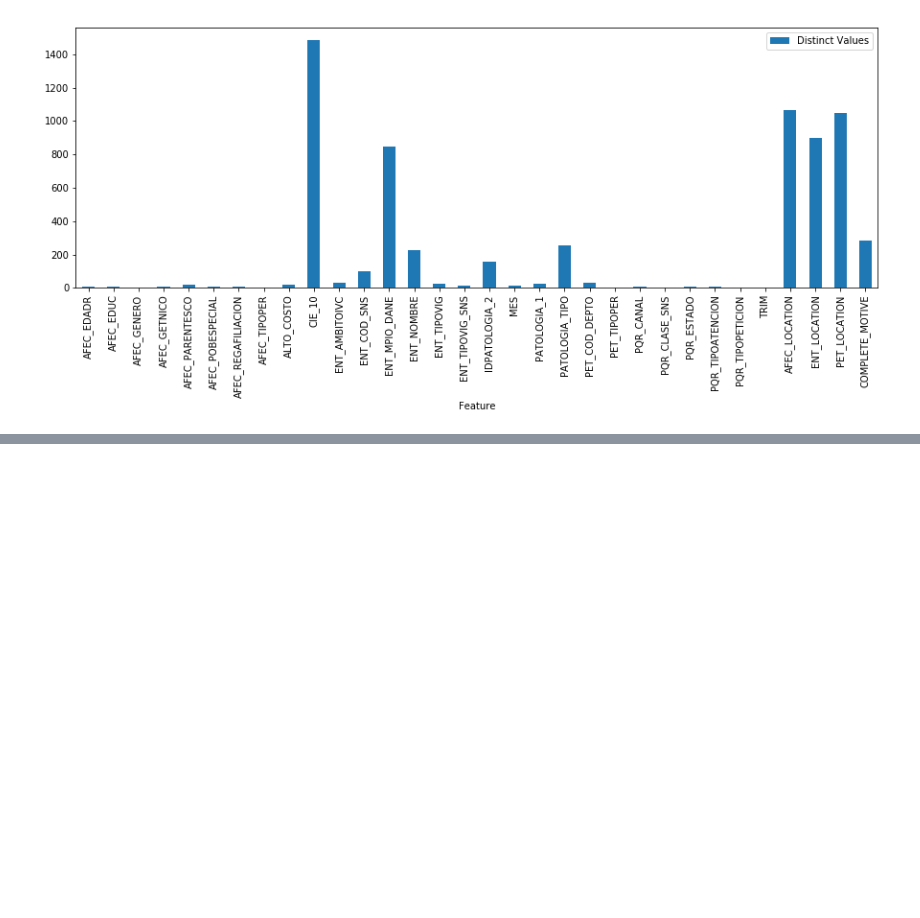
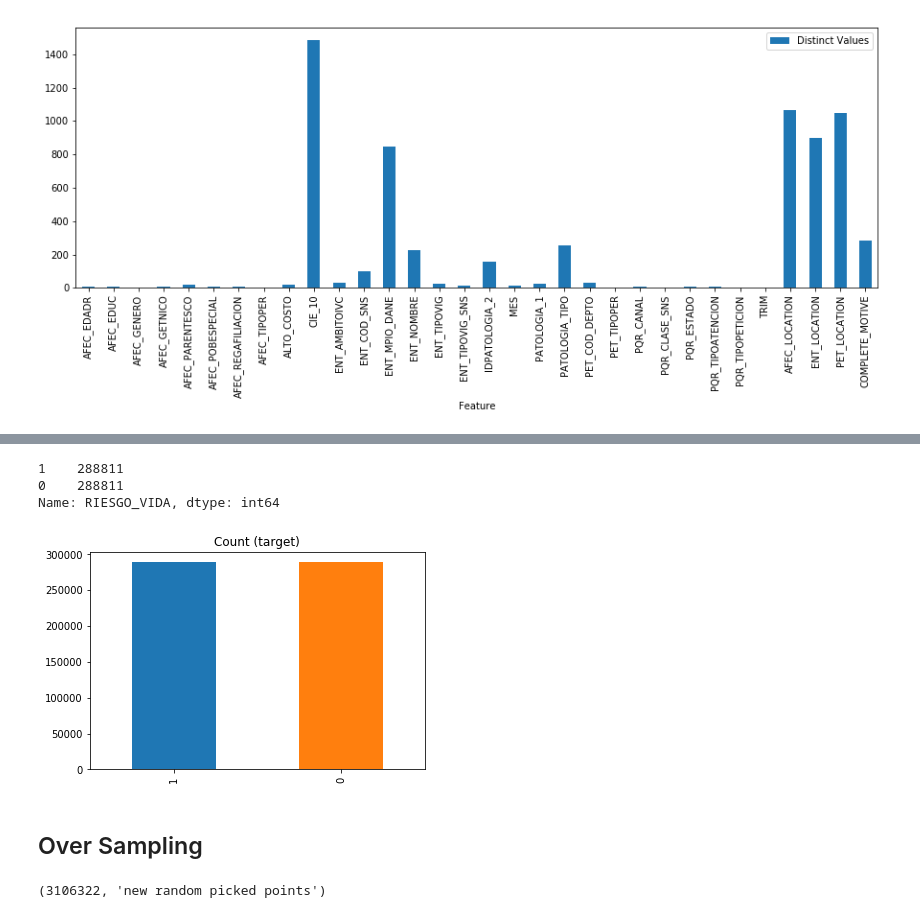
Before and after one commit to mrugeles/capstone-project, a Jupyter notebook: 2) Dataset - Preprocessing.ipynb, the cells around one changed output, grey strips where cells are left out. Cells and saved outputs as stored; diff of their text form; code cells hidden in the pictures; blank space fills up the shorter version.

```diff
--- a/2) Dataset - Preprocessing.ipynb
+++ b/2) Dataset - Preprocessing.ipynb
@@ -183,0 +216,9 @@ features_log_transformed.to_csv("datasets/dataset_encoded.csv", encoding='utf-8'
+# %%
+target_count_rus = y['RIESGO_VIDA'].value_counts()
+print(target_count_rus)
+target_count_rus.plot(kind='bar', title='Count (target)');
+# %% [output]
+1    288811
+0    288811
+Name: RIESGO_VIDA, dtype: int64
+[figure, added]
@@ -183,0 +228,11 @@ features_log_transformed.to_csv("datasets/dataset_encoded.csv", encoding='utf-8'
+# %% [markdown]
+## Over Sampling
+# %%
+from imblearn.over_sampling import RandomOverSampler
+
+ros = RandomOverSampler(sampling_strategy = 'not majority')
+X_ros, y_ros = ros.fit_sample(features_log_minmax_transform, dataset['RIESGO_VIDA'])
+
+print(X_ros.shape[0] - X.shape[0], 'new random picked points')
+# %% [output]
+(3106322, 'new random picked points')
```
Also changed, not shown: parts of 16 cells of this notebook, 19 other files.
